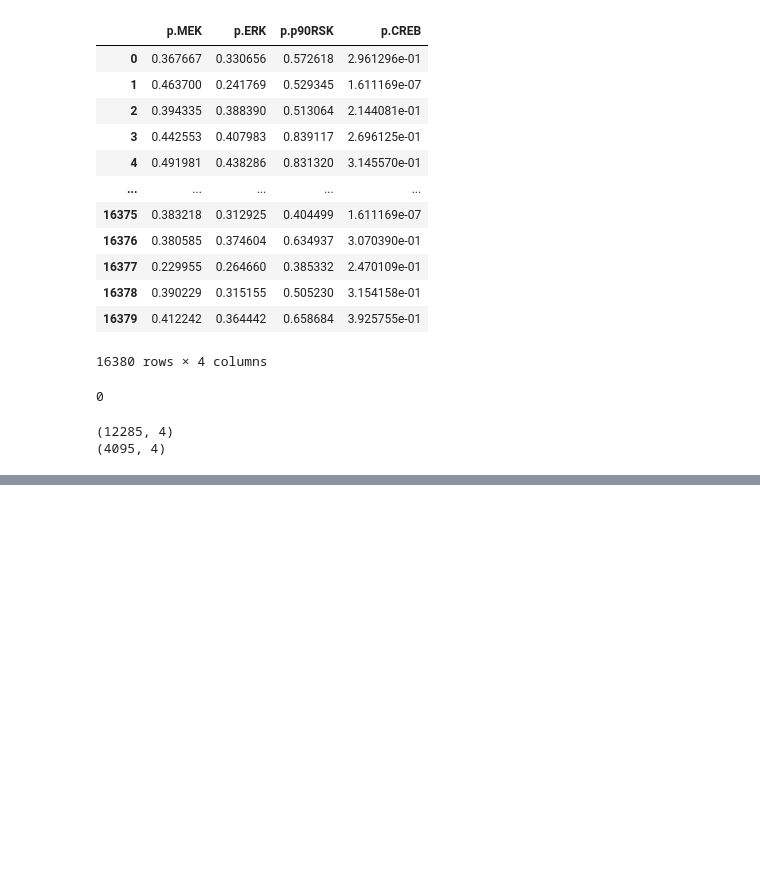
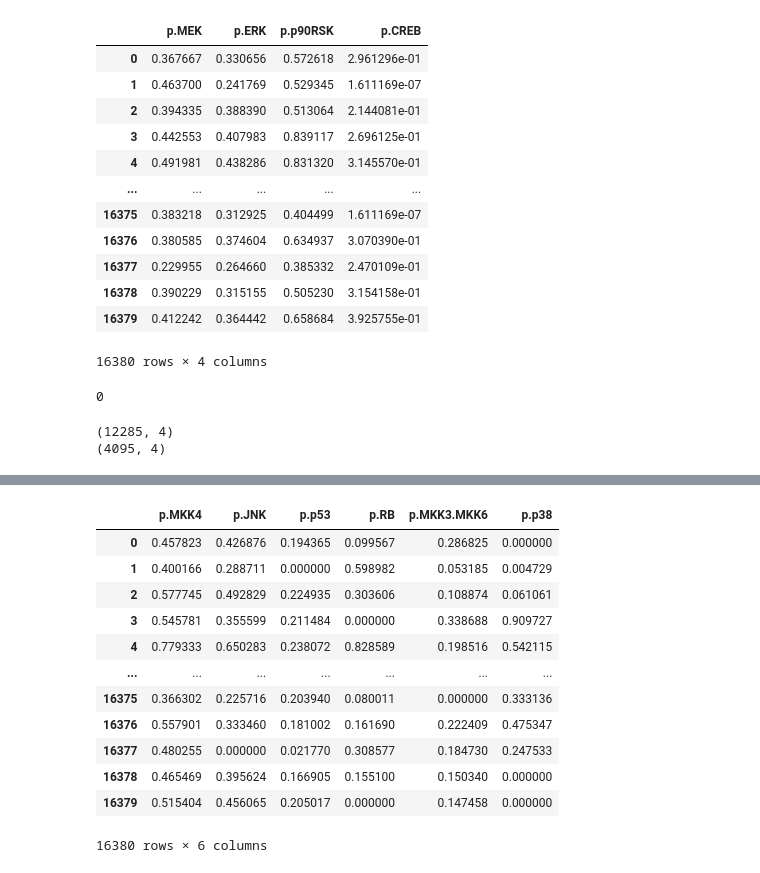
Before and after one commit to c-legac/biofuzznet, a Jupyter notebook: Notebooks/20230310_Linear_cascade_DREAM.ipynb, the cells around one changed output, grey strips where cells are left out. Drawn from its saved outputs; the diff is of its cells as text; code cells hidden in the pictures; blank space fills up the shorter version.

```diff
--- a/Notebooks/20230310_Linear_cascade_DREAM.ipynb
+++ b/Notebooks/20230310_Linear_cascade_DREAM.ipynb
@@ -370,0 +402,20 @@ NameError: name 'loss' is not defined
+# %%
+all_treatments = ['EGF', 'full', 'iEGFR', 'iMEK', 'iPI3K', 'iPKC']
+test_treatments = ['iEGFR']
+train_treatments = [treatment for treatment in all_treatments if not treatment in test_treatments]
+
+cl_data.loc[cl_data["p.MEK"]==0, "p.MEK"] = 1e-9
+train = cl_data.loc[(cl_data["treatment"].isin(train_treatments)), ['p.MEK', 'p.ERK', 'p.p90RSK', 'p.CREB']]
+test = cl_data.loc[(cl_data["treatment"].isin(test_treatments)), ['p.MEK', 'p.ERK', 'p.p90RSK', 'p.CREB']]
+n_test = len(test)
+
+print(train.shape)
+print(test.shape)
+train = train.to_dict("list")
+test = test.to_dict("list")
+
+train = {k: torch.DoubleTensor(v) for k, v in train.items()}
+test = {k: torch.DoubleTensor(v) for k, v in test.items()}
+
+input_train = {"p.MEK" : train["p.MEK"]}
+input_test = {"p.MEK": test["p.MEK"]}
@@ -370,0 +473,22 @@ NameError: name 'loss' is not defined
+# %%
+sel_data = cl_data.loc[(cl_data["treatment"]=="EGF"),:][['p.MKK4', 'p.JNK', 'p.p53', 'p.RB', 'p.MKK3.MKK6',
+                                                        'p.p38']]
+sel_data.reset_index(drop=True, inplace=True)
+# sel_data["input"] = 1.
+# sel_data.loc[sel_data["p.MKK4"]==0, "p.MKK4"] = 1e-9
+# sel_data.loc[sel_data["p.MKK3.MKK6"]==0, "p.MKK3.MKK6"] = 1e-9
+sel_data
+# %% [output]
+|  | p.MKK4 | p.JNK | p.p53 | p.RB | p.MKK3.MKK6 | p.p38 |
+| 0 | 0.457823 | 0.426876 | 0.194365 | 0.099567 | 0.286825 | 0.000000 |
+| 1 | 0.400166 | 0.288711 | 0.000000 | 0.598982 | 0.053185 | 0.004729 |
+| 2 | 0.577745 | 0.492829 | 0.224935 | 0.303606 | 0.108874 | 0.061061 |
+| 3 | 0.545781 | 0.355599 | 0.211484 | 0.000000 | 0.338688 | 0.909727 |
+| 4 | 0.779333 | 0.650283 | 0.238072 | 0.828589 | 0.198516 | 0.542115 |
+| ... | ... | ... | ... | ... | ... | ... |
+| 16375 | 0.366302 | 0.225716 | 0.203940 | 0.080011 | 0.000000 | 0.333136 |
+| 16376 | 0.557901 | 0.333460 | 0.181002 | 0.161690 | 0.222409 | 0.475347 |
+| 16377 | 0.480255 | 0.000000 | 0.021770 | 0.308577 | 0.184730 | 0.247533 |
+| 16378 | 0.465469 | 0.395624 | 0.166905 | 0.155100 | 0.150340 | 0.000000 |
+| 16379 | 0.515404 | 0.456065 | 0.205017 | 0.000000 | 0.147458 | 0.000000 |
+16380 rows × 6 columns
```
Also changed, not shown: parts of 43 cells of this notebook, 7 other files.
